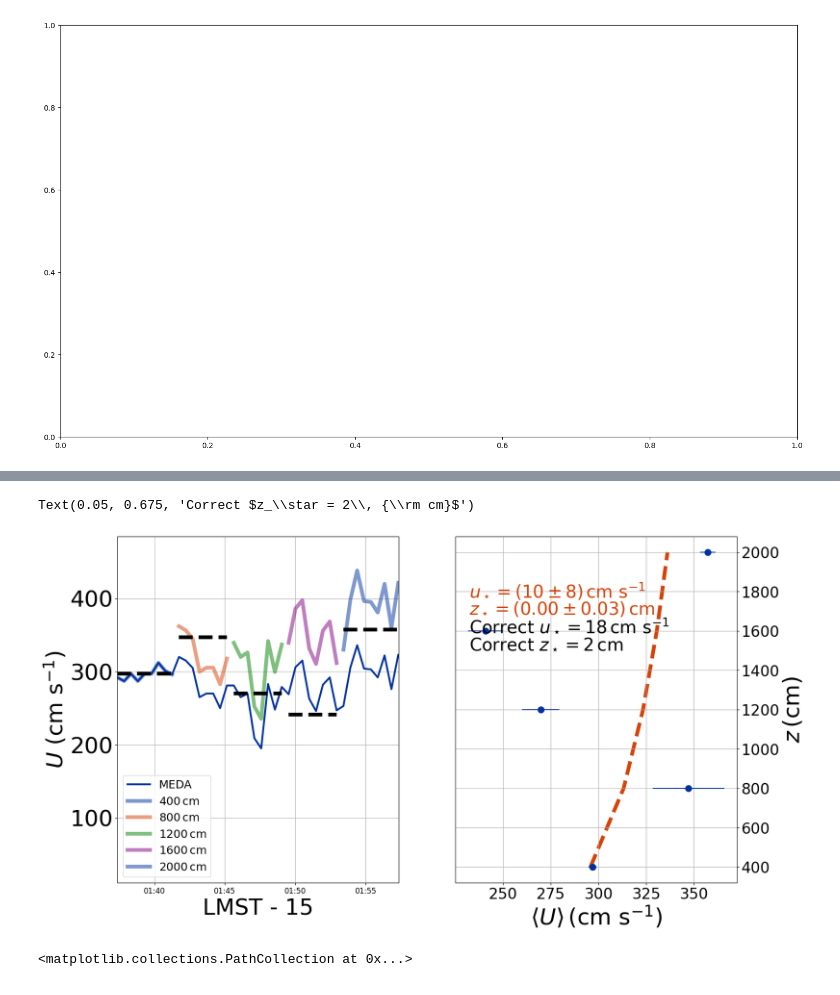
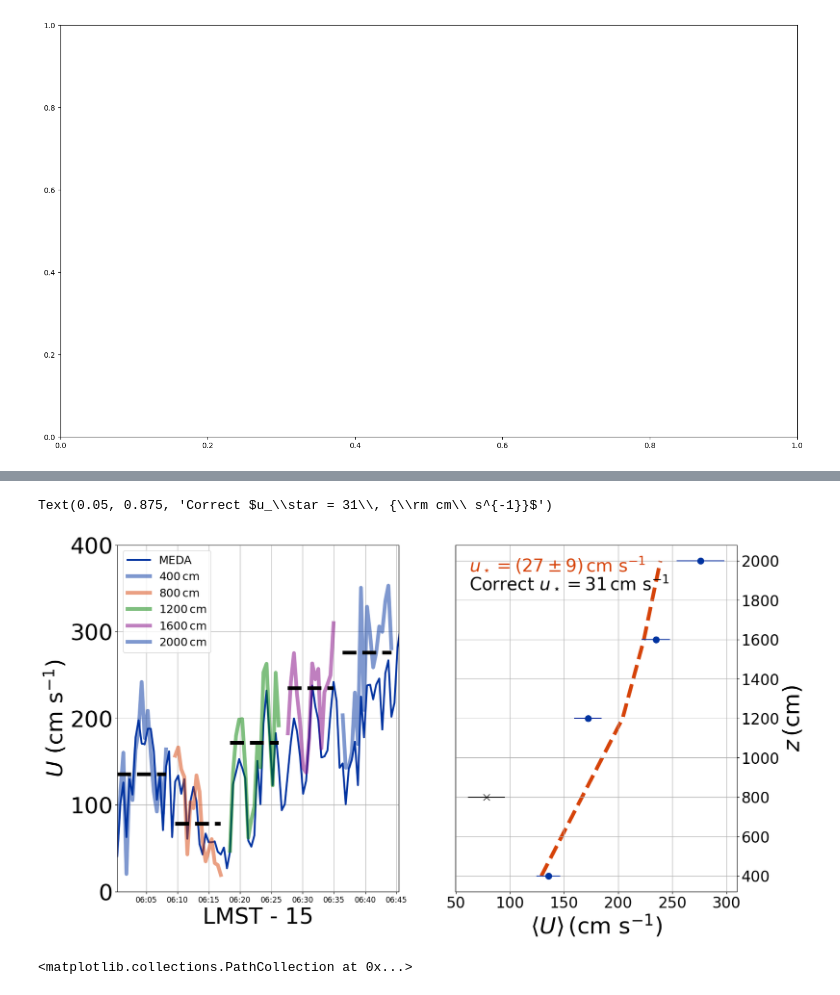
Before and after one commit to BoiseStatePlanetary/Measuring_Wind_with_Ingenuity, a Jupyter notebook: code/Synthetic_Mars_Wind_Profile.ipynb, the cells around one changed output, grey strips where cells are left out. Saved outputs shown, nothing was run; the diff lists cells and outputs as text; code cells hidden in the pictures.

```diff
--- a/code/Synthetic_Mars_Wind_Profile.ipynb
+++ b/code/Synthetic_Mars_Wind_Profile.ipynb
@@ -68,36 +68,51 @@ ax2 = fig.add_subplot(122)
 # time, wind = retrieve_time_wind(WS_file, start_time=datetime(1900, 1, 1, 7, 20, 15))
 
 print(WS_file)
-time, wind = retrieve_time_wind(WS_file, start_time=datetime(1900, 1, 1, 7, 0, 0),
-                                end_time=datetime(1900, 1, 1, 8, 0, 0))
-
-wind *= 100. # Convert to cm/s
+# time, wind = retrieve_time_wind(WS_file, start_time=datetime(1900, 1, 1, 11, 6, 0),
+#                                 end_time=datetime(1900, 1, 1, 12, 6, 0))
+# wind *= 100. # Convert to cm/s
 
 # saved_zstar = 10. # cm
 saved_zstar = 2. # cm
 saved_ustar = kappa*np.mean(wind)/np.log(zs[0]/saved_zstar)
+
+settle_time_seconds = 1
+settle_time = timedelta(seconds=settle_time_seconds)
+sampling_duration = 8. # 2023 Sep 13 - Brown's flight
+sample_time = timedelta(seconds=sampling_duration) # as a time delta
+
 print(saved_ustar)
 
 # Create synthetic wind profile, converting wind speeds to cm/s
 scaled_windspeeds = create_synthetic_wind_profile(wind, zs, saved_zstar, z0=np.min(zs))
+
+# 2023 Sep 13 - Brown tells me the drone samples at 500 Hz.
+# If we fold in a 6 m/s scatter but at 500 Hz for sampling, that works out to
+# \sigma = (6 m/s)/np.sqrt(500) = 0.3 m/s scatter on each data point
+attitude_scatter = 600./np.sqrt(500.) # cm/s
+for i in range(len(scaled_windspeeds[:,0])):
+    scaled_windspeeds[i,:] += normal(scale=attitude_scatter, size=len(scaled_windspeeds[i,:]))
+
 t0 = np.min(time)
 averaged_windspeeds, std_windspeeds = sample_wind_profile(sample_time, t0, time, scaled_windspeeds, zs,
-                                                          settle_time=timedelta(seconds=200.))
+                                                          settle_time=settle_time)
 
 # Make plot of original and scaled wind speeds
 # zs, time, sample_time, scaled_windspeeds, averaged_windspeeds, axis
 
 ax1 = make_plot_of_original_and_scaled_windspeeds(time, wind, zs, sample_time, t0, scaled_windspeeds,
-                                                  averaged_windspeeds, ax1)
-ax1.set_xlim([np.min(time), np.min(time) + timedelta(seconds=len(zs)*sampling_duration)])
-# ax1.set_ylim([100, 600])
+                                                  averaged_windspeeds, ax1,
+                                                  settle_time=settle_time)
+ax1.set_xlim([np.min(time), np.min(time) + timedelta(seconds=\
+                                                     len(zs)*(sampling_duration + settle_time_seconds))])
+ax1.set_ylim([0, 400])
 
 ### Fit synthetic wind profile ###
 
 inlier_zs, inlier_averaged_windspeeds, inlier_std_windspeeds,\
     outlier_zs, outlier_averaged_windspeeds, outlier_std_windspeeds,\
     popt, unc, pcov = fit_wind_profile_and_drop_outliers(zs, averaged_windspeeds, std_windspeeds,
-                                                         drop_outliers=False, num_sigma=5., rescale_unc=False,
+                                                         drop_outliers=True, num_sigma=5., rescale_unc=False,
                                                          consider_scaled_uncertainties=False)
 
 # Collect ustar and zstar and uncertainties
@@ -107,11 +122,22 @@ ax2 = make_plot_of_wind_data_and_profile(inlier_zs, inlier_averaged_windspeeds,
                                          outlier_zs, outlier_averaged_windspeeds, outlier_std_windspeeds,
                                          popt, unc, pcov, ax2)
 
-ax2.text(0.05, 0.725, r'Correct $u_\star = %.0f\, {\rm cm\ s^{-1}}$' % (saved_ustar),
-         fontsize=28, transform=ax2.transAxes)
-ax2.text(0.05, 0.675, r'Correct $z_\star = %.0f\, {\rm cm}$' % (saved_zstar),
+ax2.text(0.05, 0.925,
+    r'$u_\star = \left( %.0f\pm%.0f \right)\,{\rm cm\ s^{-1}}$' %\
+    (ustar, sigma_ustar), fontsize=28, transform=ax2.transAxes,
+    color=BoiseState_orange)
+# ax2.text(0.05, 0.875, r'$z_\star = \left( %.2f\pm%.2f \right)\,{\rm cm}$' %\
+#     (zstar, sigma_zstar), fontsize=28, transform=ax2.transAxes,
+#     color=BoiseState_orange)
+
+ax2.text(0.05, 0.875, r'Correct $u_\star = %.0f\, {\rm cm\ s^{-1}}$' % (saved_ustar),
          fontsize=28, transform=ax2.transAxes)
 
-# fig.savefig("Synthetic_Mars_Wind_Profile_Sol133.jpg", dpi=300, bbox_inches="tight")
+# ax2.text(0.05, 0.825, r'Correct $u_\star = %.0f\, {\rm cm\ s^{-1}}$' % (saved_ustar),
+#          fontsize=28, transform=ax2.transAxes)
+# ax2.text(0.05, 0.775, r'Correct $z_\star = %.0f\, {\rm cm}$' % (saved_zstar),
+#          fontsize=28, transform=ax2.transAxes)
+
+fig.savefig("Synthetic_Mars_Wind_Profile_Sol133.jpg", dpi=300, bbox_inches="tight")
 # %% [output]
 ./MEDA_WS_Data/WE__0133___________DER_WS__________________P02.xml
@@ -132,5 +145,5 @@ Now processing a Table_Delimited structure: TABLE
-Text(0.05, 0.675, 'Correct $z_\\star = 2\\, {\\rm cm}$')
+Text(0.05, 0.875, 'Correct $u_\\star = 31\\, {\\rm cm\\ s^{-1}}$')
-[figure, old version]
+[figure, new version]
 # %%
 # time, wind = retrieve_time_wind(WS_file)
 # wind *= 100. # Convert to cm/s
```
Also changed, not shown: parts of 1 cell of this notebook, 2 other files.
